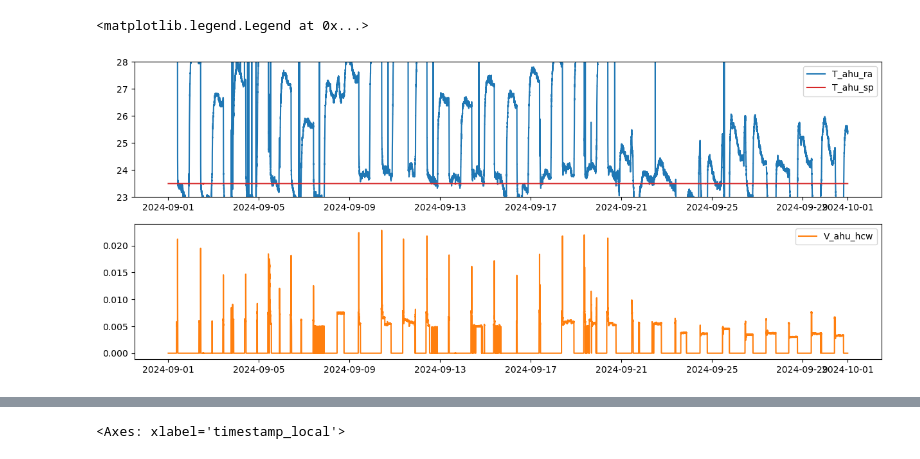
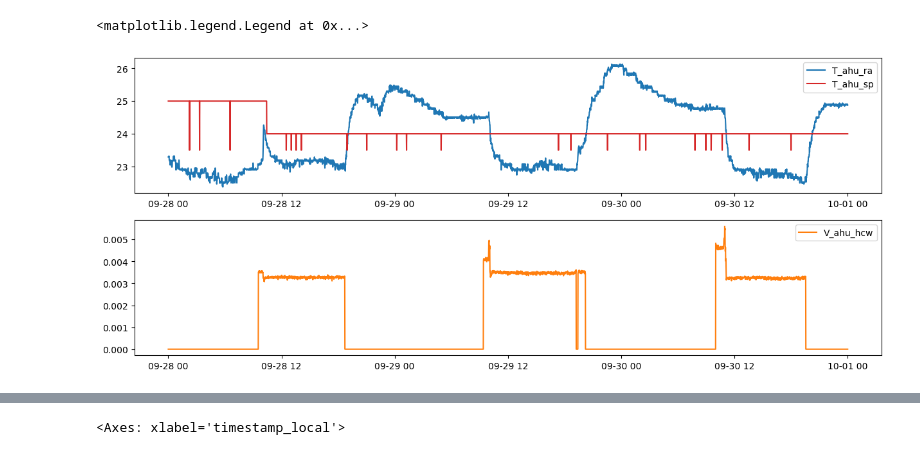
Before and after one commit to ecosang/ibeems_data, a Jupyter notebook: notebook/ibeems_lottemart_data.ipynb, the cells around one changed output, grey strips where cells are left out. Drawn from its saved outputs; the diff is of its cells as text; code cells hidden in the pictures.

```diff
--- a/notebook/ibeems_lottemart_data.ipynb
+++ b/notebook/ibeems_lottemart_data.ipynb
@@ -19,6 +19,6 @@ c:\Users\ecosa\ibeems_data
 
 
 #df=pd.read_csv("C:\\Users\\srg_minitower\\ibeems_data\\download\\hdc\\df_hdc_2024-08-01_2024-09-01.csv")
-
-df=pd.read_csv("download\\lotte_mart\\df_lotte_mart_2024-09-01_2024-10-01.csv")
+df=pd.read_csv("download/lotte_mart/df_lotte_mart_2024-09-28_2024-10-01.csv")
+#df=pd.read_csv("download\\lotte_mart\\df_lotte_mart_2024-12-01_2024-12-03.csv")
 df.index=pd.to_datetime(df['timestamp_local'])
@@ -46,18 +60,18 @@ df['T_oa'].plot(figsize=(15,3))
 # %%
-zone_id='ahu5'
+zone_id='ahu4'
 fig,ax=plt.subplots(2,1,figsize=(15,6))
 ax[0].plot(df.index,df[f'T_ahu_ra_{zone_id}'],label='T_ahu_ra',color='tab:blue')
-ax[0].plot(df.index,df[f'T_ahu_sp_{zone_id}'].to_numpy()*0+23.5,label=f'T_ahu_sp',color='tab:red')
-ax[0].set_ylim(23.0,28)
+ax[0].plot(df.index,df[f'T_ahu_sp_{zone_id}'].to_numpy(),label=f'T_ahu_sp',color='tab:red')
+#ax[0].set_ylim(23.0,28)
 ax[1].plot(df.index,df[f'V_ahu_hcw_{zone_id}'],label='V_ahu_hcw',color='tab:orange')
 
 ax[0].legend()
 ax[1].legend()
 #ax[1].set_ylim(0,0.008)
 
 #df[[]].plot(figsize=(15,3))
 #df[['V_ahu_hcw_ahu6']].plot(figsize=(15,3))
 #df[['V_ahu_hcw_ahu7']].plot(figsize=(15,3))
 # %% [output]
 <matplotlib.legend.Legend at 0x...>
-[figure, old version]
+[figure, new version]
```
Also changed, not shown: parts of 9 cells of this notebook, 18 other files.
